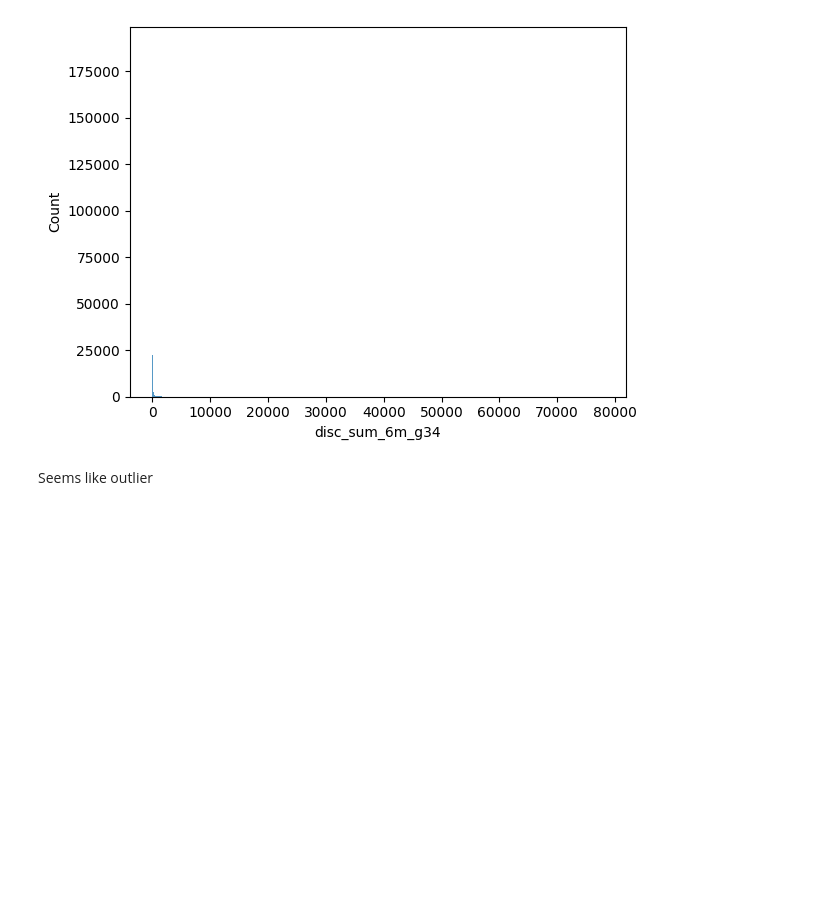
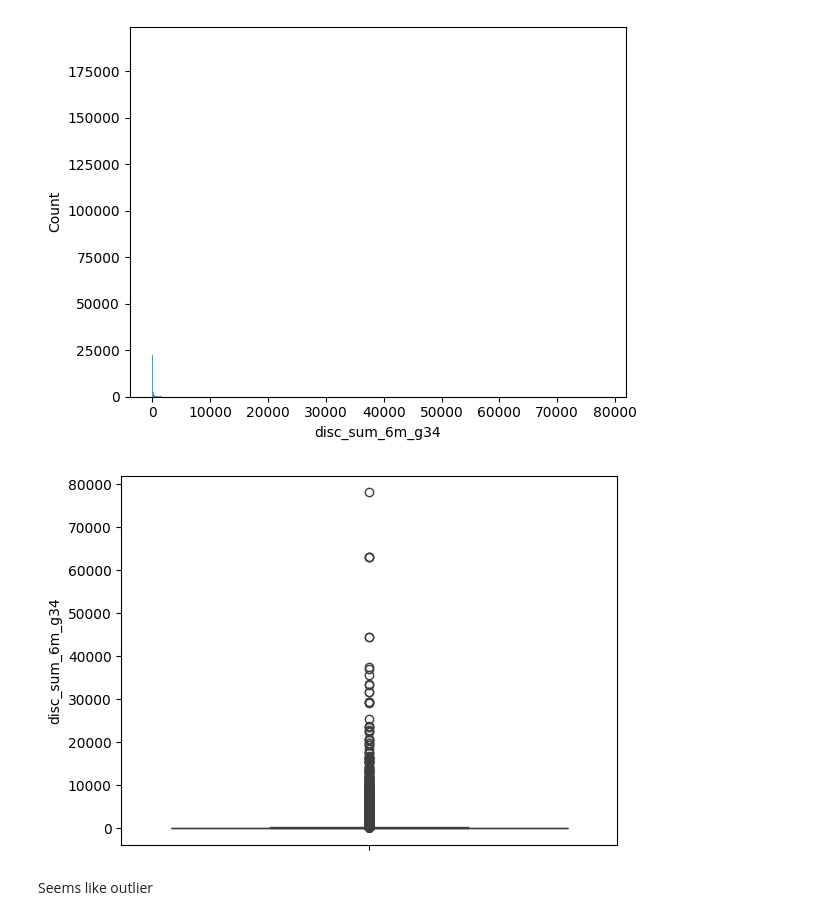
Before and after one commit to TayJen/Uplift---A-B-Testing---Reliable-ML, a Jupyter notebook: more_eda.ipynb, the cells around one changed output. Drawn from its saved outputs; the diff is of its cells as text; code cells hidden in the pictures; blank space fills up the shorter version.

```diff
--- a/more_eda.ipynb
+++ b/more_eda.ipynb
@@ -83,6 +80,11 @@ sns.histplot(df['disc_sum_6m_g34'])
 plt.show()
 # %% [output]
 [figure]
+# %%
+sns.boxplot(df['disc_sum_6m_g34'])
+plt.show()
+# %% [output]
+[figure, added]
 # %% [markdown]
 Seems like outlier
 # %%
```
Also changed, not shown: parts of 3 cells of this notebook, 2 other files.
